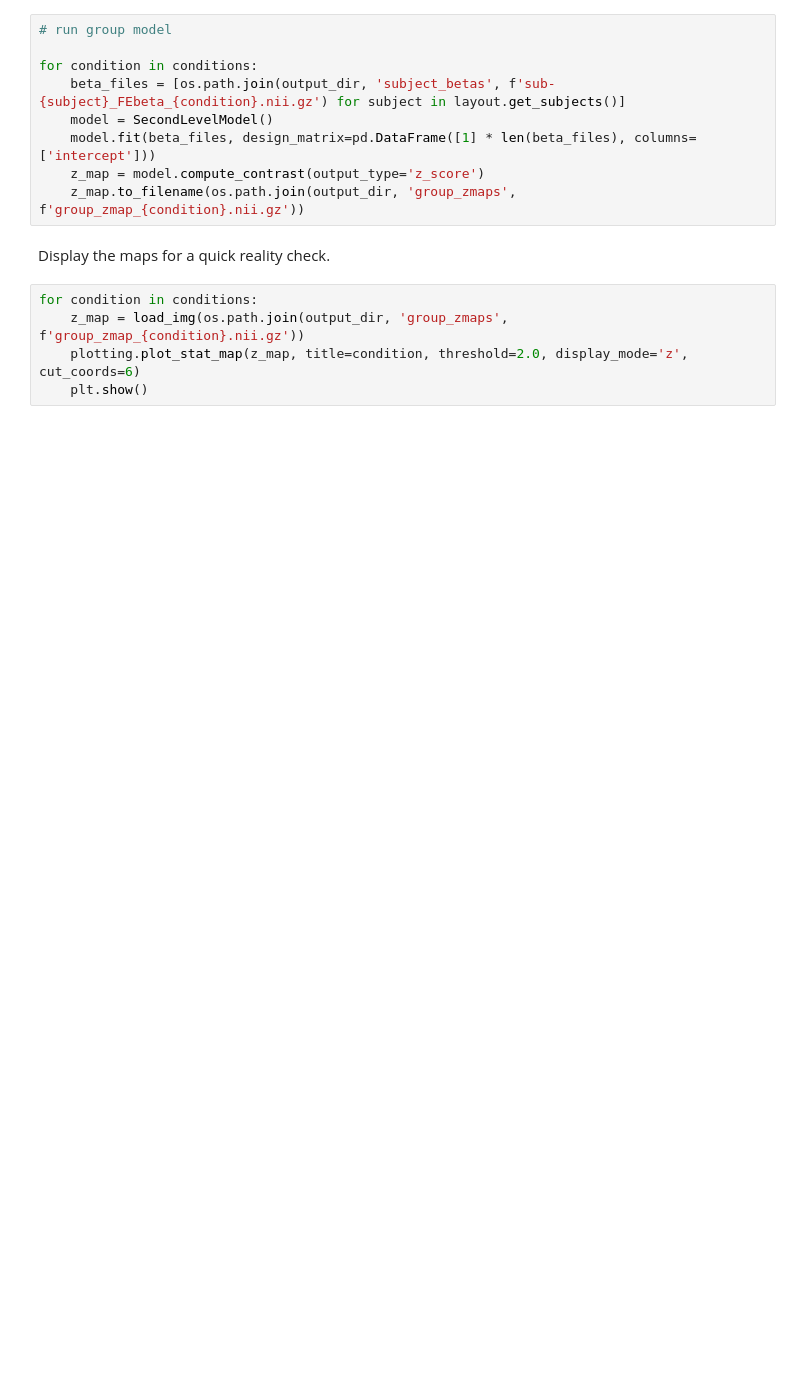
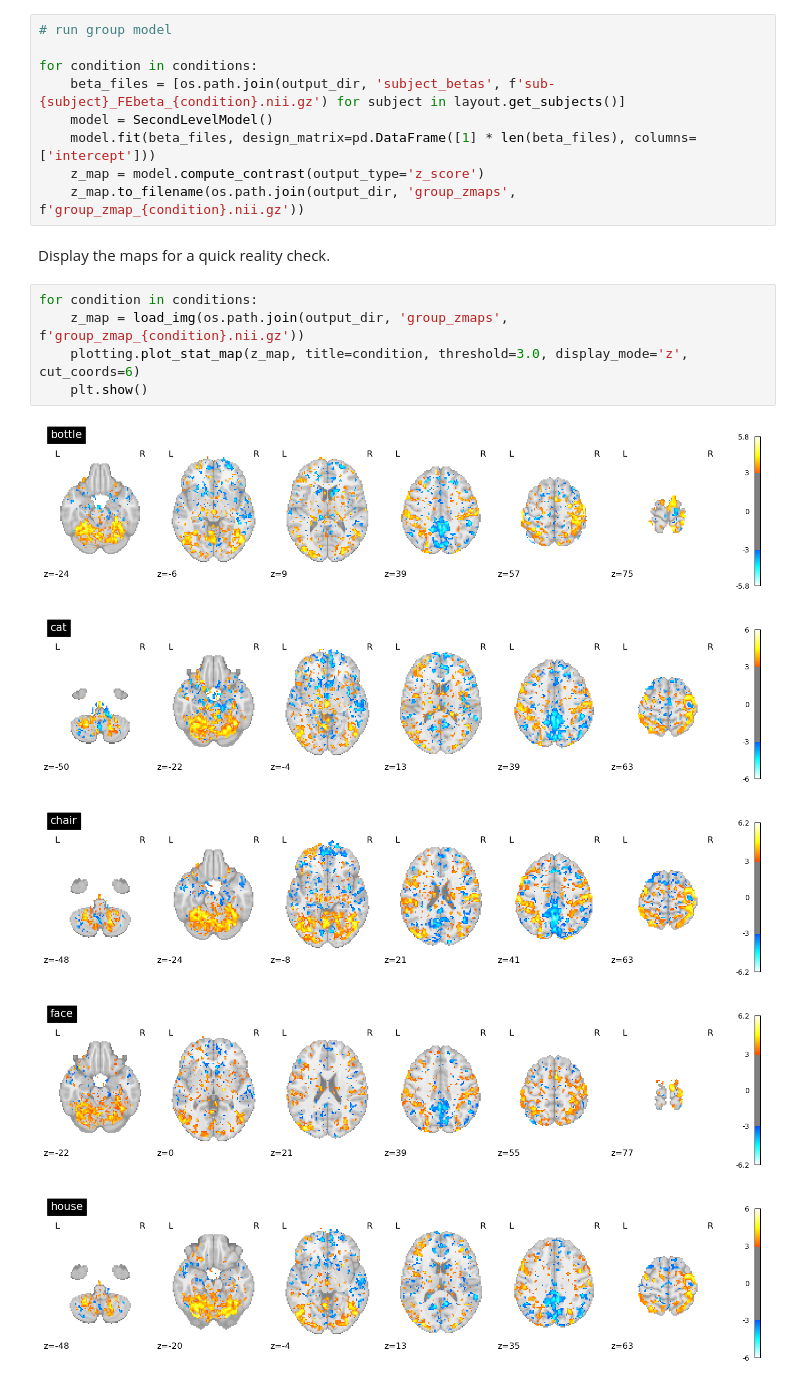
Before and after one commit to poldrack/AI_in_CogNeuro, a Jupyter notebook: notebooks/data_setup.ipynb, the cells around one changed output. Cells and saved outputs as stored; diff of their text form; blank space fills up the shorter version.

Commit message:
add figures for z maps

```diff
--- a/notebooks/data_setup.ipynb
+++ b/notebooks/data_setup.ipynb
@@ -309,5 +292,11 @@ Display the maps for a quick reality check.
 # %%
 for condition in conditions:
     z_map = load_img(os.path.join(output_dir, 'group_zmaps', f'group_zmap_{condition}.nii.gz'))
-    plotting.plot_stat_map(z_map, title=condition, threshold=2.0, display_mode='z', cut_coords=6)
+    plotting.plot_stat_map(z_map, title=condition, threshold=3.0, display_mode='z', cut_coords=6)
     plt.show()
+# %% [output]
+[figure, added]
+[figure, added]
+[figure, added]
+[figure, added]
+[figure, added]
```
Also changed, not shown: parts of 4 cells of this notebook.
